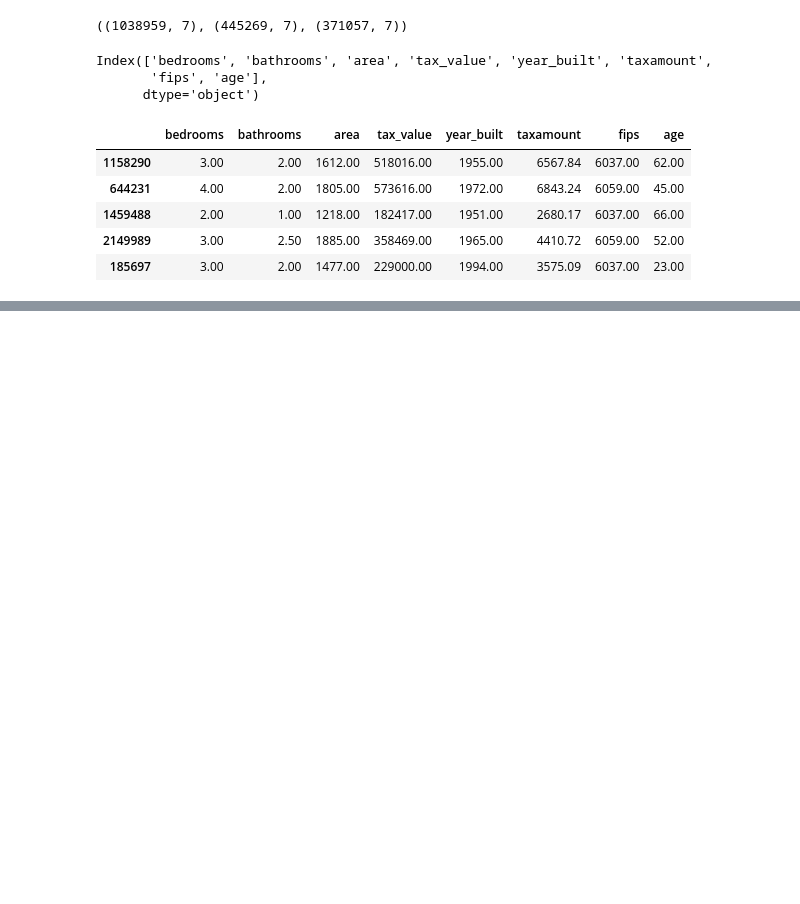
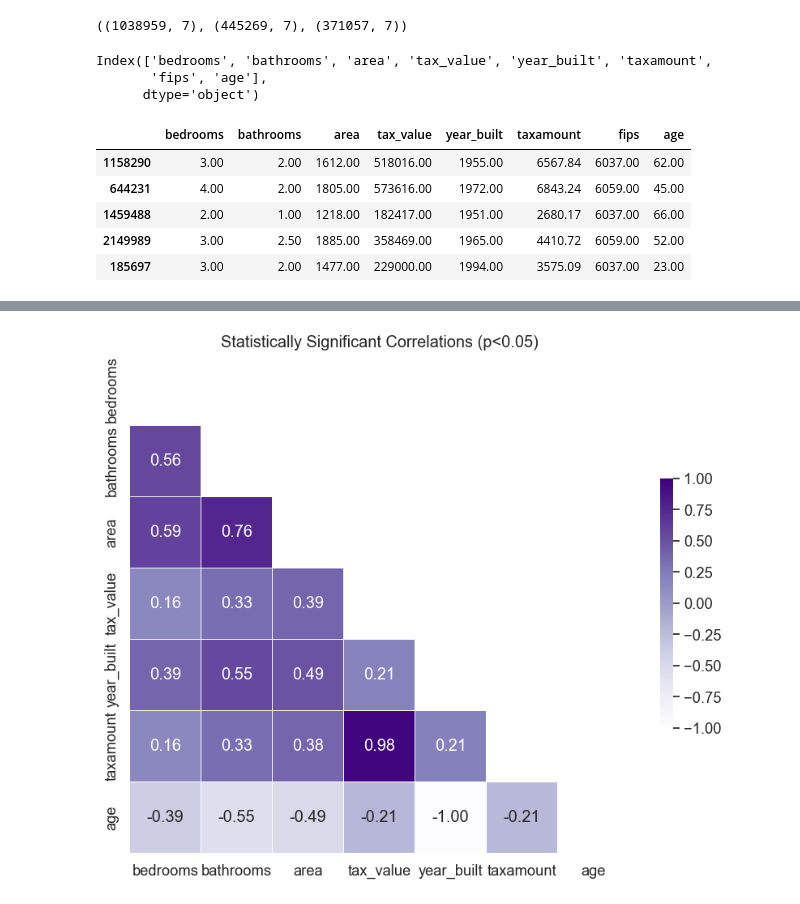
Before and after one commit to gabecavazos/regression_project, a Jupyter notebook: work.ipynb, the cells around one changed output, grey strips where cells are left out. Cells and saved outputs as stored; diff of their text form; code cells hidden in the pictures; blank space fills up the shorter version.

```diff
--- a/work.ipynb
+++ b/work.ipynb
@@ -164,0 +151,4 @@ GaussianProcessRegressor             0.08
+# %%
+evaluate.visualize_corr(train.drop(columns= 'fips'))
+# %% [output]
+[figure, added]
```
Also changed, not shown: parts of 23 cells of this notebook, 2 other files.
